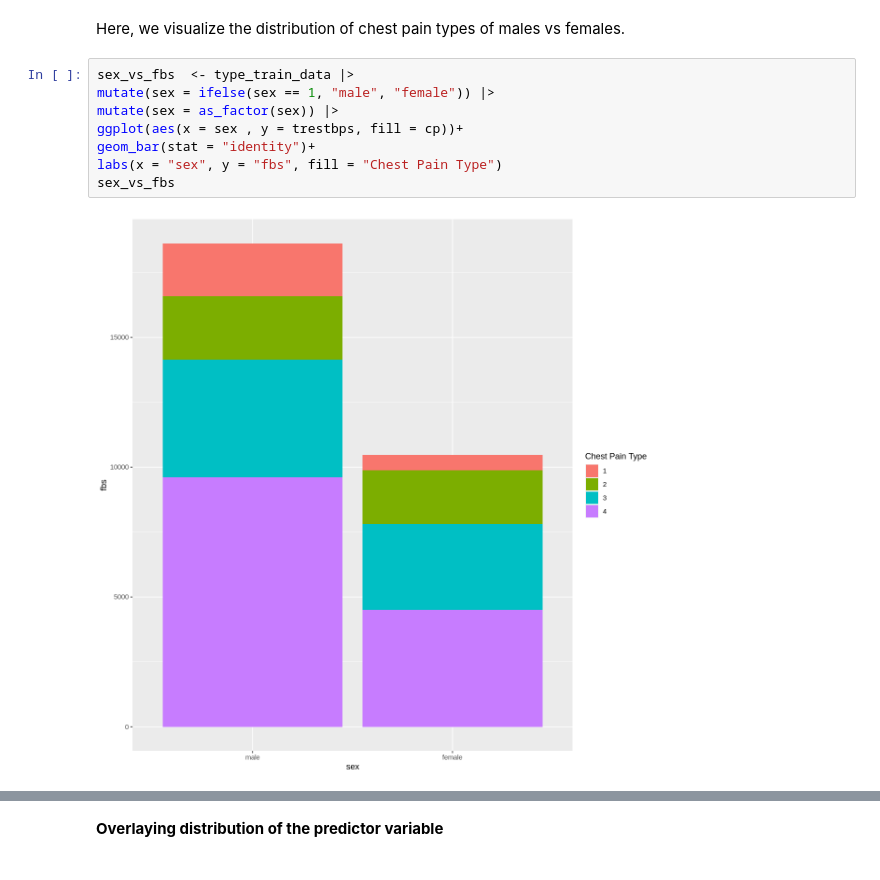
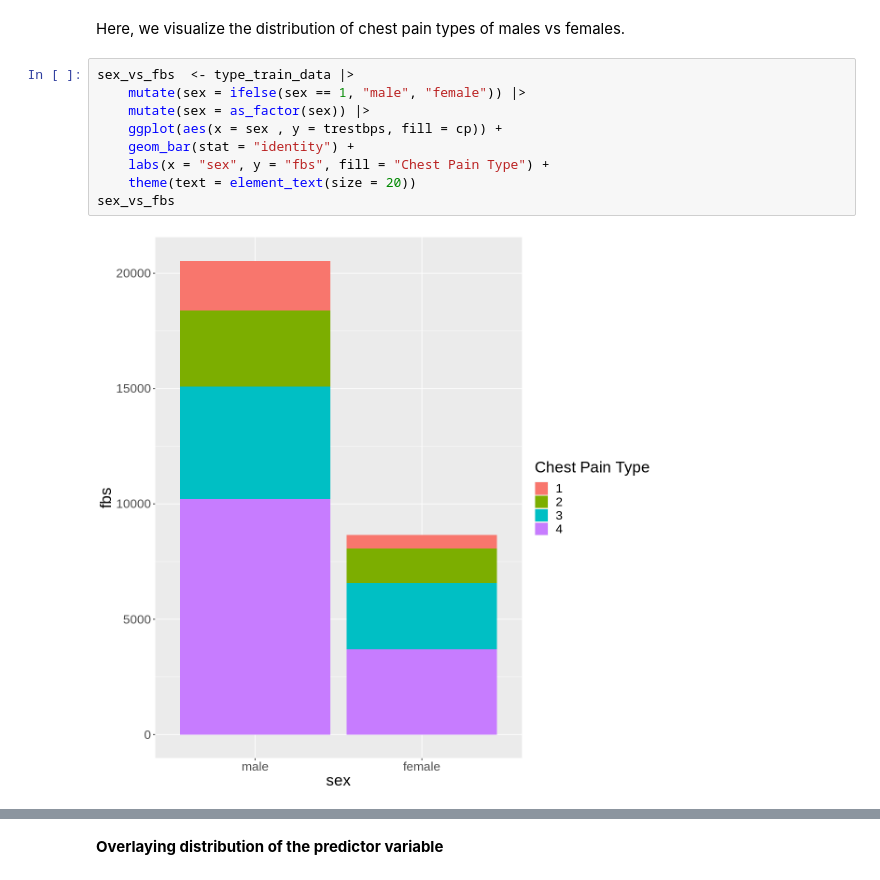
Before and after one commit to Yuvitee/DSCI-100-project, a Jupyter notebook: Heart Disease Proposal.ipynb, the cells around one changed output, grey strips where cells are left out. Drawn from its saved outputs; the diff is of its cells as text.

Commit message:
changed code to be more readable, adjusted graph label size, grammar

```diff
--- a/Heart Disease Proposal.ipynb
+++ b/Heart Disease Proposal.ipynb
@@ -291,13 +293,14 @@ trestbps_vs_age
 Here, we visualize the distribution of chest pain types of males vs females.
 # %%
 sex_vs_fbs  <- type_train_data |>
-mutate(sex = ifelse(sex == 1, "male", "female")) |>
-mutate(sex = as_factor(sex)) |>
-ggplot(aes(x = sex , y = trestbps, fill = cp))+
-geom_bar(stat = "identity")+
-labs(x = "sex", y = "fbs", fill = "Chest Pain Type")
+    mutate(sex = ifelse(sex == 1, "male", "female")) |>
+    mutate(sex = as_factor(sex)) |>
+    ggplot(aes(x = sex , y = trestbps, fill = cp)) +
+    geom_bar(stat = "identity") +
+    labs(x = "sex", y = "fbs", fill = "Chest Pain Type") +
+    theme(text = element_text(size = 20))
 sex_vs_fbs
 # %% [output]
-[figure, old version]
+[figure, new version]
 # %%
 age_vs_thalach <- type_train_data |>
```
Also changed, not shown: parts of 12 cells of this notebook.
